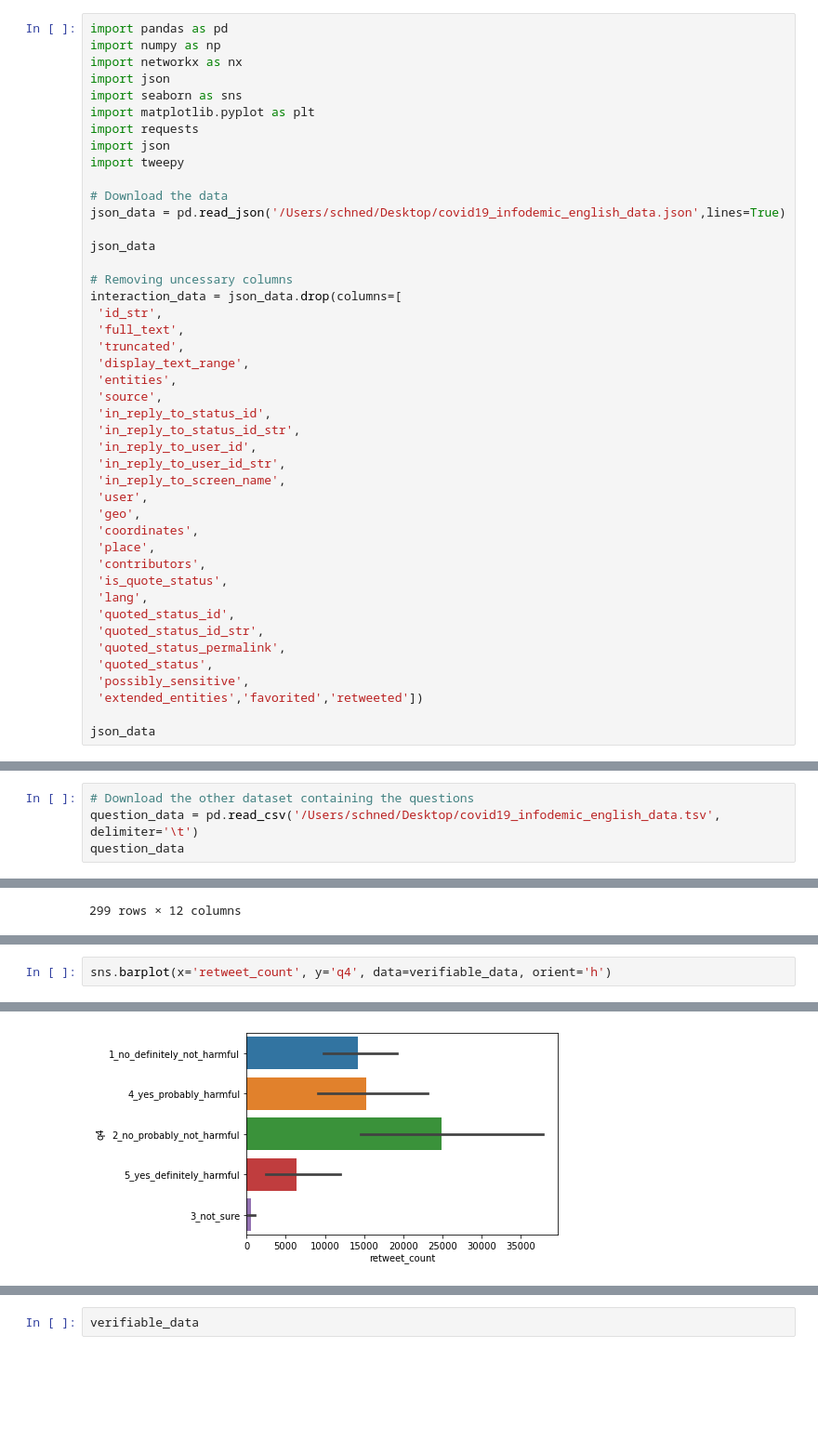
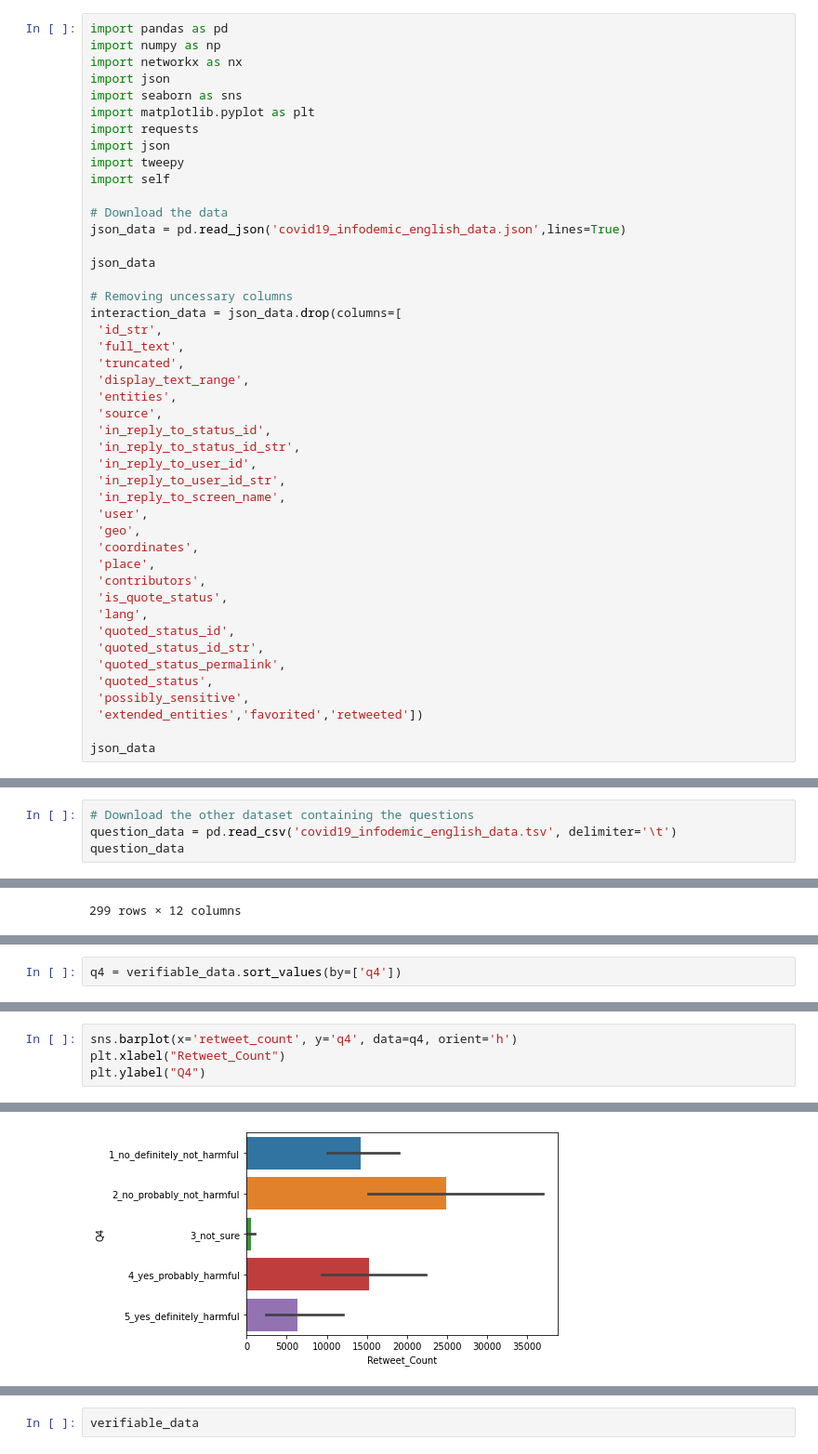
Before and after one commit to cmf9595/Data-Curation, a Jupyter notebook: Project Final Report.ipynb, the cells around one changed output, grey strips where cells are left out. Shown at 93% size. Saved outputs shown, nothing was run; the diff lists cells and outputs as text; blank space fills up the shorter version.

```diff
--- a/Project Final Report.ipynb
+++ b/Project Final Report.ipynb
@@ -8,9 +8,10 @@ import matplotlib.pyplot as plt
 import requests
 import json
 import tweepy
+import self
 
 # Download the data
-json_data = pd.read_json('/Users/schned/Desktop/covid19_infodemic_english_data.json',lines=True)
+json_data = pd.read_json('covid19_infodemic_english_data.json',lines=True)
 
 json_data
 
@@ -58,7 +59,7 @@ json_data
 491 rows × 30 columns
 # %%
 # Download the other dataset containing the questions
-question_data = pd.read_csv('/Users/schned/Desktop/covid19_infodemic_english_data.tsv', delimiter='\t')
+question_data = pd.read_csv('covid19_infodemic_english_data.tsv', delimiter='\t')
 question_data
 # %% [output]
 |  | tweet_id | text | q1_label | q2_label | q3_label | q4_label | q5_label | q6_label | q7_label |
@@ -156,0 +162,2 @@ verifiable_data
+# %%
+q4 = verifiable_data.sort_values(by=['q4'])
@@ -179,3 +200,5 @@ sns.barplot(x='favorite_count', y='q3', data=verifiable_data, orient='h')
 # %%
-sns.barplot(x='retweet_count', y='q4', data=verifiable_data, orient='h')
+sns.barplot(x='retweet_count', y='q4', data=q4, orient='h')
+plt.xlabel("Retweet_Count")
+plt.ylabel("Q4")
 # %% [output]
@@ -183,2 +206,2 @@ sns.barplot(x='retweet_count', y='q4', data=verifiable_data, orient='h')
-[figure, old version]
+[figure, new version]
 # %%
```
Also changed, not shown: parts of 23 cells of this notebook.
